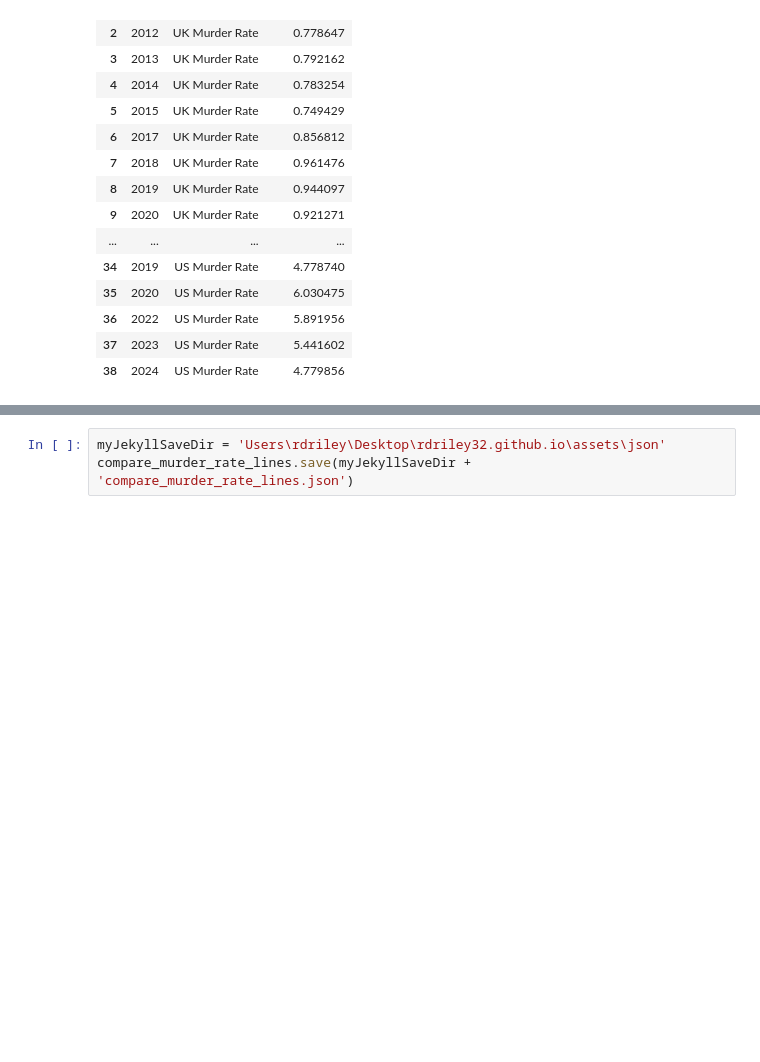
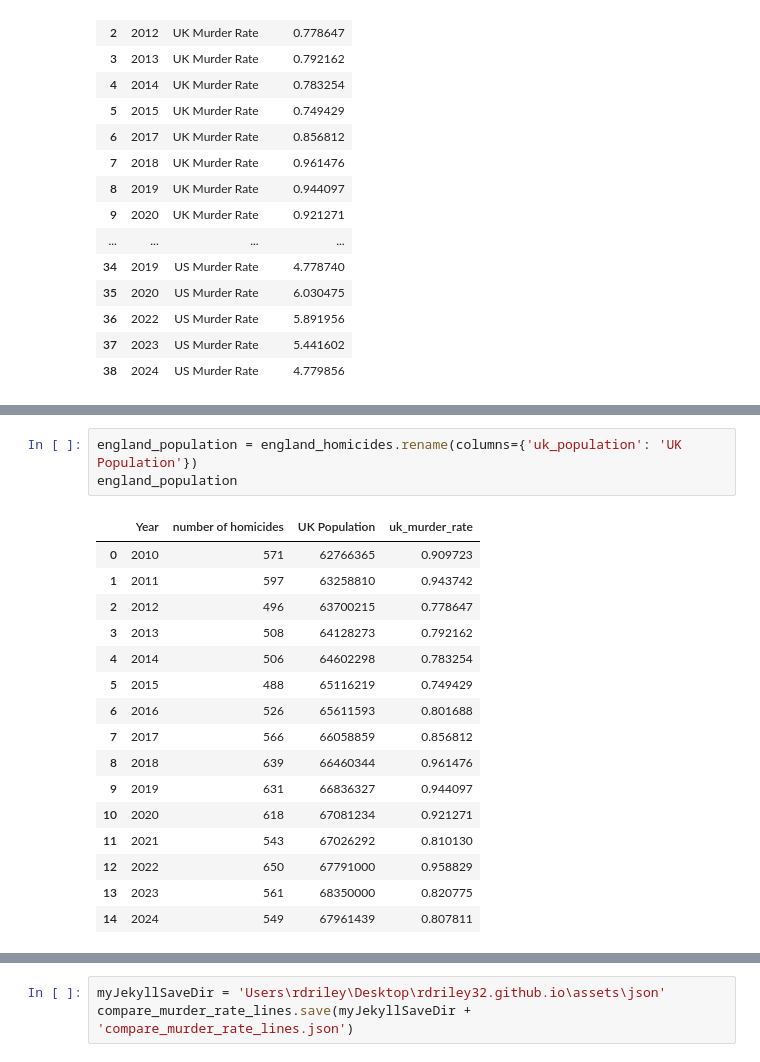
Before and after one commit to rdriley32/rdriley32.github.io, a Jupyter notebook: python_notebooks/Workbook.ipynb, the cells around one changed output, grey strips where cells are left out. Saved outputs shown, nothing was run; the diff lists cells and outputs as text; blank space fills up the shorter version.

```diff
--- a/python_notebooks/Workbook.ipynb
+++ b/python_notebooks/Workbook.ipynb
@@ -211,0 +236,20 @@ us_murder_rate_lines.save(myJekyllSaveDir + 'us_murder_rate_line.json')
+# %%
+england_population = england_homicides.rename(columns={'uk_population': 'UK Population'})
+england_population
+# %% [output]
+|  | Year | number of homicides | UK Population | uk_murder_rate |
+| 0 | 2010 | 571 | 62766365 | 0.909723 |
+| 1 | 2011 | 597 | 63258810 | 0.943742 |
+| 2 | 2012 | 496 | 63700215 | 0.778647 |
+| 3 | 2013 | 508 | 64128273 | 0.792162 |
+| 4 | 2014 | 506 | 64602298 | 0.783254 |
+| 5 | 2015 | 488 | 65116219 | 0.749429 |
+| 6 | 2016 | 526 | 65611593 | 0.801688 |
+| 7 | 2017 | 566 | 66058859 | 0.856812 |
+| 8 | 2018 | 639 | 66460344 | 0.961476 |
+| 9 | 2019 | 631 | 66836327 | 0.944097 |
+| 10 | 2020 | 618 | 67081234 | 0.921271 |
+| 11 | 2021 | 543 | 67026292 | 0.810130 |
+| 12 | 2022 | 650 | 67791000 | 0.958829 |
+| 13 | 2023 | 561 | 68350000 | 0.820775 |
+| 14 | 2024 | 549 | 67961439 | 0.807811 |
```
Also changed, not shown: parts of 13 cells of this notebook, 3 other files.
